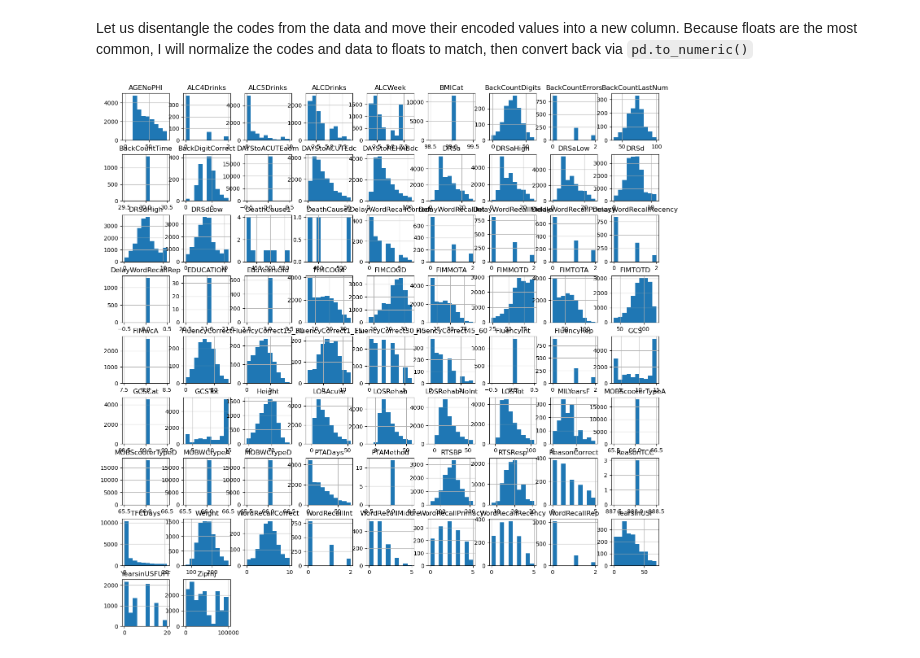
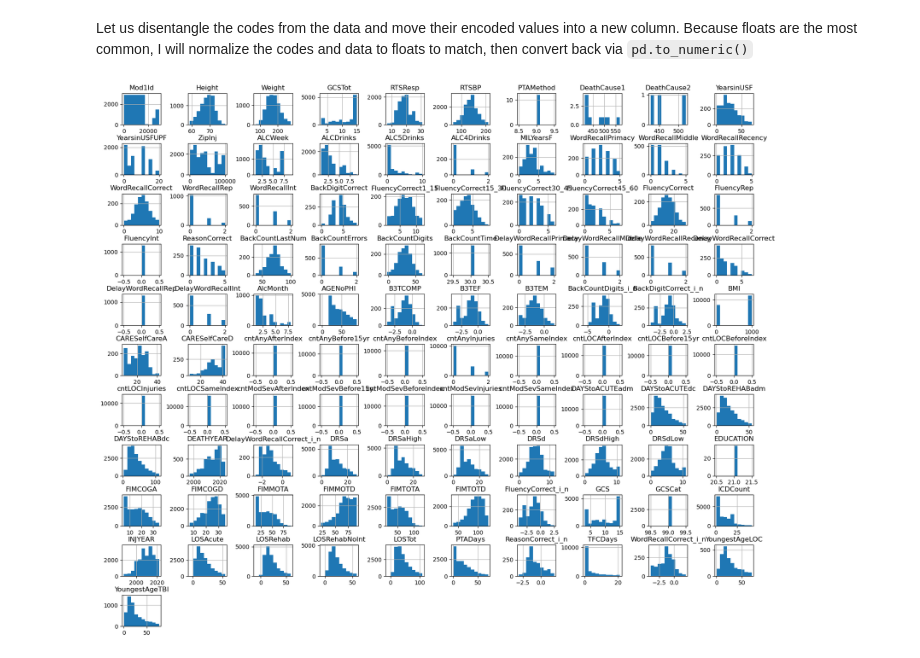
Before and after one commit to olsenben/PREDDICT-SPAULDING, a Jupyter notebook: notebooks/01_data_preprocessing.ipynb, the cells around one changed output. Drawn from its saved outputs; the diff is of its cells as text; code cells hidden in the pictures.

```diff
--- a/notebooks/01_data_preprocessing.ipynb
+++ b/notebooks/01_data_preprocessing.ipynb
@@ -250,30 +222,42 @@ import matplotlib.pyplot as plt
 # %%
-continuous_cols = summary[summary['all_categorical'] == False]['Variable']
+col_map = {col.lower(): col for col in df.columns}
 
-# df_clean[continuous_cols].hist(figsize=(17,17))
-# plt.suptitle("Histogram for continuous Variables")
-# plt.subplots_adjust(hspace=1, wspace=0.3)
+categorical_cols = summary[summary['all_categorical'] == True]['Variable'].str.lower().str.strip().tolist()
 
-# plt.show()
+continuous_cols = [
+    i.lower().strip()
+    for i in form_vars_df['Name'].unique()
+    if i.lower().strip() not in categorical_cols
+]
 
-# Compute IQR
+continuous_cols = list(map(col_map.get, continuous_cols))
+
+
+#Compute IQR
 
 data = df_decoded[continuous_cols]
+
 
 Q1 = data.quantile(0.25)
 Q3 = data.quantile(0.75)
 IQR = Q3 - Q1
 
 # Define bounds (you can adjust the multiplier)
 lower_bound = Q1 - 1.5 * IQR
 upper_bound = Q3 + 1.5 * IQR
 
 # Filter out outliers
 filtered_data = data[(data >= lower_bound) & (data <= upper_bound)]
 
+
+
 # Plot histogram
-filtered_data.hist(figsize=(17,17))
+
+ax = filtered_data.hist(figsize=(20, 17))
+
+# Adjust spacing between subplots
+plt.subplots_adjust(hspace=0.6, wspace=0.7)
 plt.title("Histogram (Outliers Removed)")
 plt.show()
 # %% [output]
-[figure, old version]
+[figure, new version]
```
Also changed, not shown: parts of 13 cells of this notebook, 1 other file.
